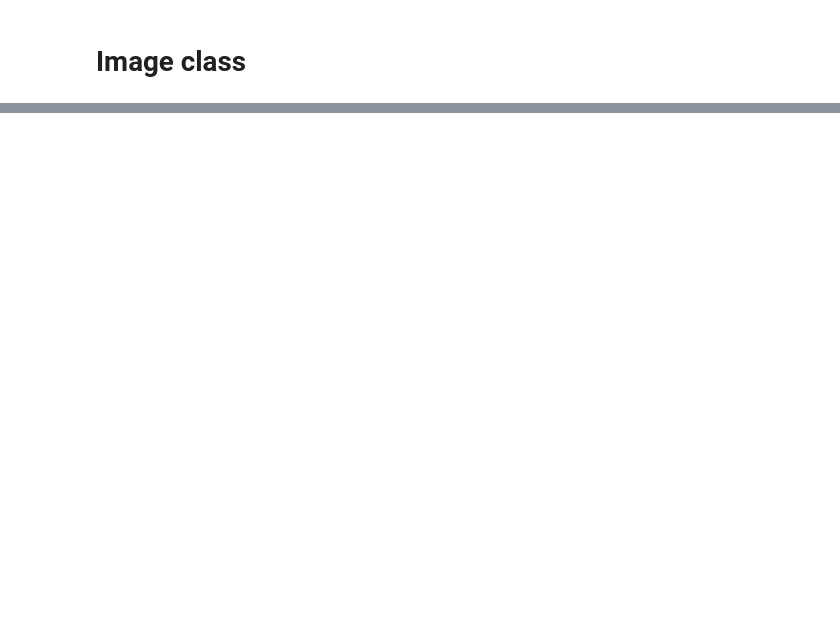
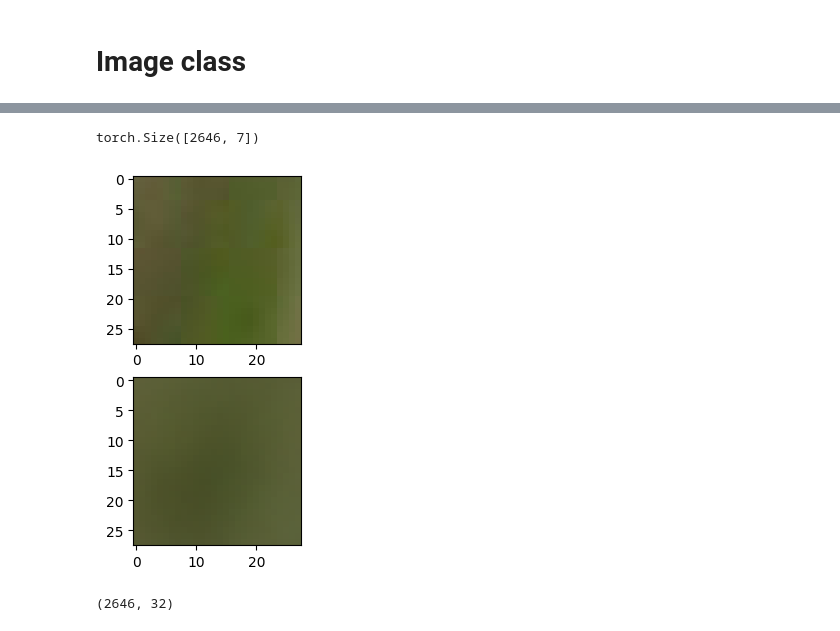
Before and after one commit to BIueMan/ImageSelfClustering, a Jupyter notebook: Graph_SSL.ipynb, the cells around one changed output, grey strips where cells are left out. Cells and saved outputs as stored; diff of their text form; code cells hidden in the pictures; blank space fills up the shorter version.

```diff
--- a/Graph_SSL.ipynb
+++ b/Graph_SSL.ipynb
@@ -197,0 +504,28 @@ class Image:
+# %%
+splt = splitPatches((28,28),28)
+patches, r= splt (im, im[:,:,0])
+m,n = patches.shape[0:2]
+
+patcheslist = patches.reshape(m*n, 28,28,3)
+AEt.show(patcheslist[400:])
+
+lt = AEt.latent(patcheslist)
+print(lt.size())
+
+lt = lt.detach().numpy()
+lt = lt.reshape(m,n, -1)
+np.save('./amanita_ae_d_28_28_lt', lt)
+
+rec = AEt.rec(patcheslist).detach().numpy()
+rec = rec.reshape(m,n,28,28,3)
+np.save('./amanita_ae_d_28_28_rec', rec)
+# %% [output]
+torch.Size([2646, 7])
+[figure, added]
+# %%
+hist = histogram(patcheslist)
+print(hist.shape)
+hist = hist.reshape(m,n,-1)
+np.save('./amanita_hist_28_28_rec', hist)
+# %% [output]
+(2646, 32)
```
Also changed, not shown: parts of 39 cells of this notebook.
